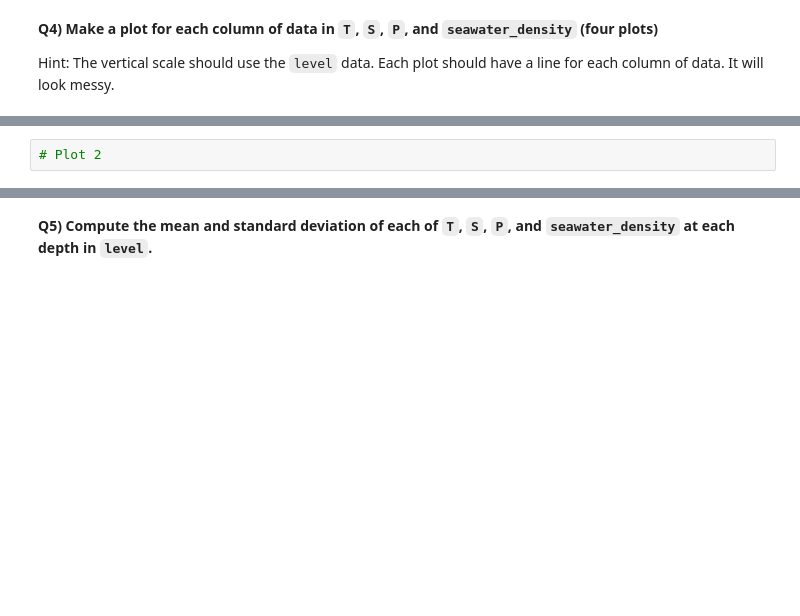
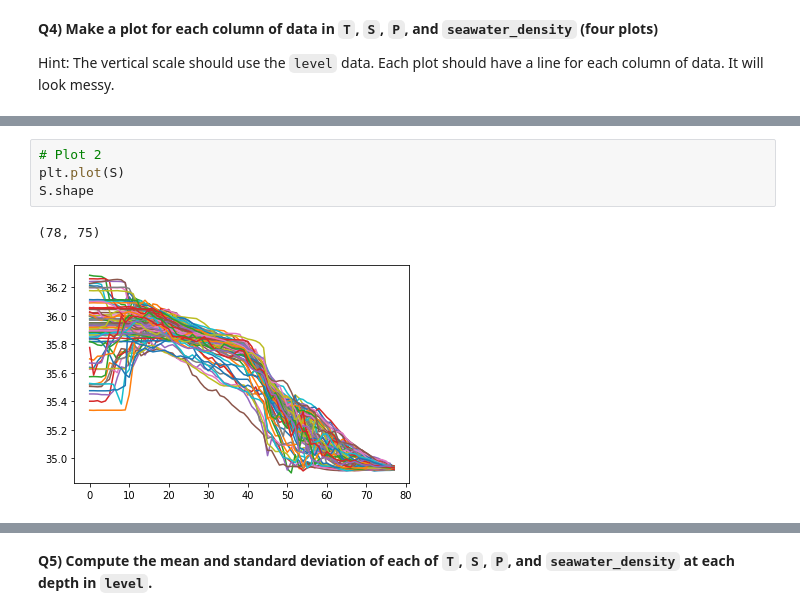
Before and after one commit to Wenyue24/2022_ML_Earth_Env_Sci, a Jupyter notebook: Lab_Notebooks/S1_2_Numpy.ipynb, the cells around one changed output, grey strips where cells are left out. Drawn from its saved outputs; the diff is of its cells as text; blank space fills up the shorter version.

```diff
--- a/Lab_Notebooks/S1_2_Numpy.ipynb
+++ b/Lab_Notebooks/S1_2_Numpy.ipynb
@@ -531,4 +583,9 @@ Hint: The vertical scale should use the `level` data. Each plot should have a li
 # %%
 # Plot 2
+plt.plot(S)
+S.shape
+# %% [output]
+(78, 75)
+[figure, added]
 # %%
 # Plot 3
```
Also changed, not shown: parts of 27 cells of this notebook.
